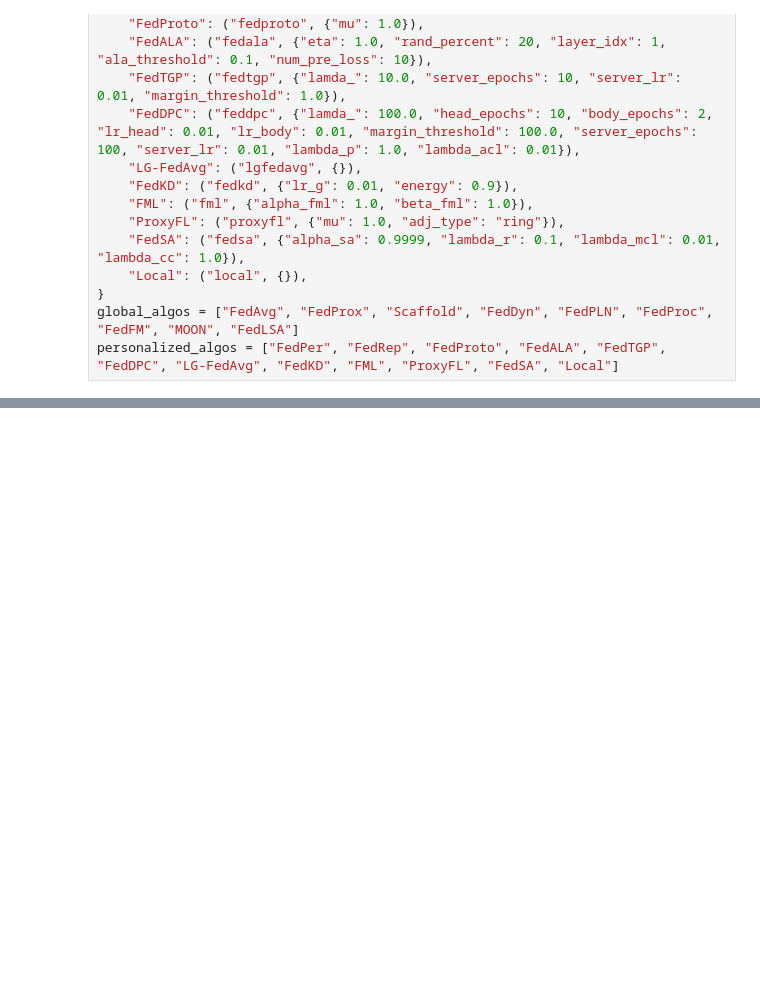
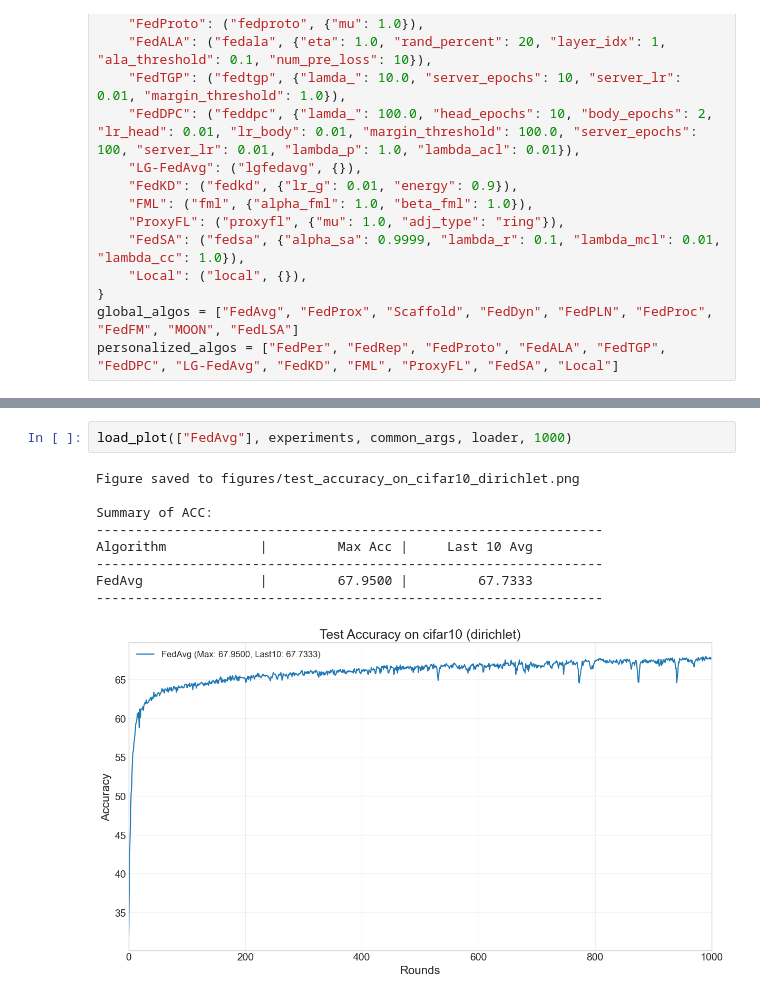
Before and after one commit to haifeng-dai/fl, a Jupyter notebook: plot/results_analysis.ipynb, the cells around one changed output, grey strips where cells are left out. Saved outputs shown, nothing was run; the diff lists cells and outputs as text; blank space fills up the shorter version.

```diff
--- a/plot/results_analysis.ipynb
+++ b/plot/results_analysis.ipynb
@@ -97,0 +99,12 @@ FedProto             |      53.1305 |      52.7281 |      49.4699 |      49.1155
+# %%
+load_plot(["FedAvg"], experiments, common_args, loader, 1000)
+# %% [output]
+Figure saved to figures/test_accuracy_on_cifar10_dirichlet.png
+
+Summary of ACC:
+-----------------------------------------------------------------
+Algorithm            |         Max Acc |     Last 10 Avg
+-----------------------------------------------------------------
+FedAvg               |         67.9500 |         67.7333
+-----------------------------------------------------------------
+[figure, added]
```
Also changed, not shown: parts of 3 cells of this notebook, 35 other files.
